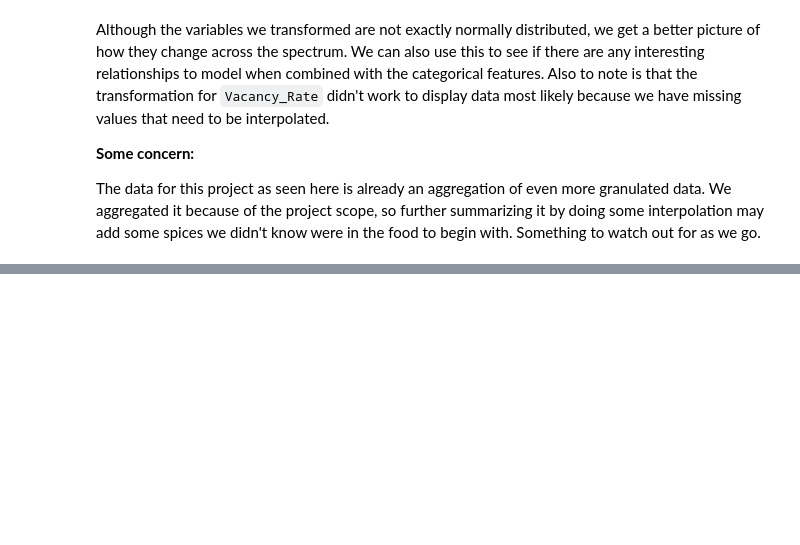
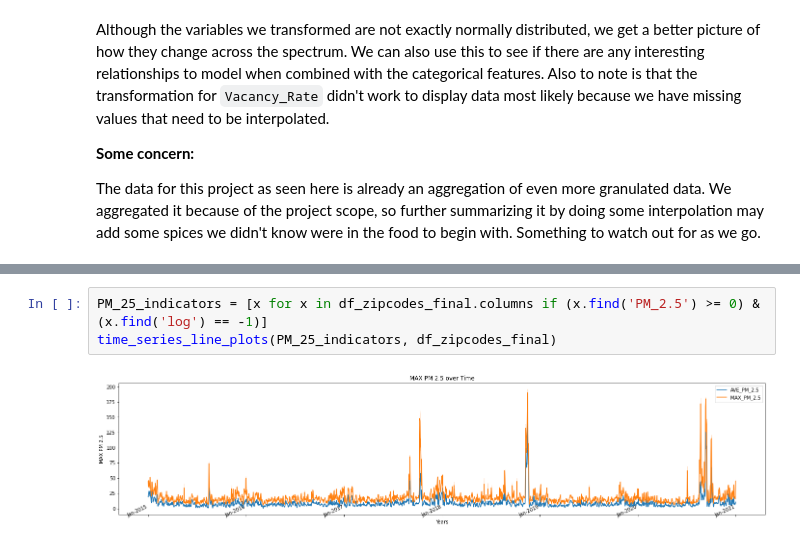
Before and after one commit to siawayforward/DS4A-group-project, a Jupyter notebook: exploratory_data_analysis/In_depth_EDA.ipynb, the cells around one changed output, grey strips where cells are left out. Drawn from its saved outputs; the diff is of its cells as text; blank space fills up the shorter version.

```diff
--- a/exploratory_data_analysis/In_depth_EDA.ipynb
+++ b/exploratory_data_analysis/In_depth_EDA.ipynb
@@ -176,0 +273,5 @@ The data for this project as seen here is already an aggregation of even more gr
+# %%
+PM_25_indicators = [x for x in df_zipcodes_final.columns if (x.find('PM_2.5') >= 0) & (x.find('log') == -1)]
+time_series_line_plots(PM_25_indicators, df_zipcodes_final)
+# %% [output]
+[figure, added]
```
Also changed, not shown: parts of 31 cells of this notebook.
